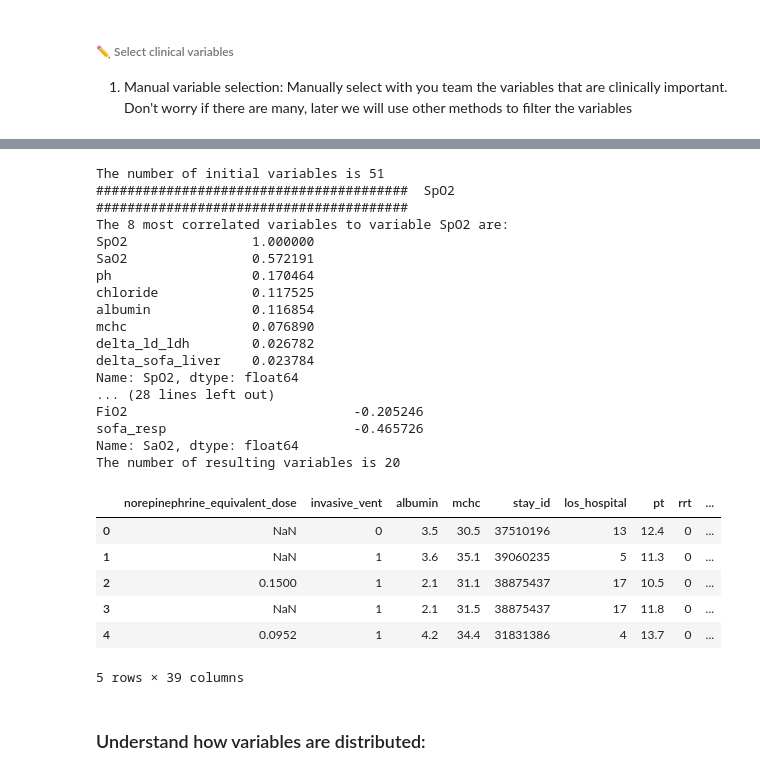
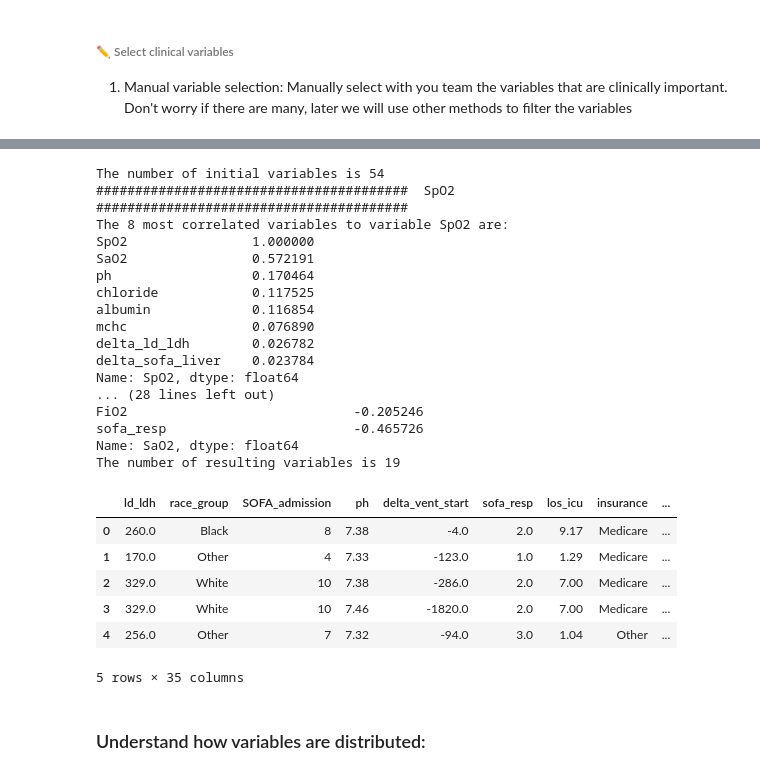
Before and after one commit to CriticalDatathon/workshops, a Jupyter notebook: solutions/workshop_2.ipynb, the cells around one changed output, grey strips where cells are left out. Drawn from its saved outputs; the diff is of its cells as text; code cells hidden in the pictures.

```diff
--- a/solutions/workshop_2.ipynb
+++ b/solutions/workshop_2.ipynb
@@ -92,3 +96,6 @@ PATH = "/content/drive/MyDrive/MIMIC_IV/oxygen_dataset/workshop_1.csv" #@param {
+# %%
+# Dataset Path:
+PATH = 'oxygen_dataset/workshop_1.csv'
 # %%
 def null_values(df):
   """
@@ -299,10 +305,8 @@ The variables should be selected:
 Due to the challenge we need some demographic information select the relevant columns:
 # %%
 # Patient main information
-patient_info = ['subject_id', 'stay_id', 'SaO2_timestamp', 'SaO2', 'delta_SpO2', 'SpO2', 'hidden_hypoxemia', 'ventilation_status']
-
-# Demographic variables
-demographic_variables = ['gender', 'anchor_age', 'race_group', 'language', 'insurance']
+patient_main_information = ['subject_id', 'stay_id', 'gender', 'anchor_age', 'race_group', 'language', 'insurance',
+                     'SaO2_timestamp', 'SaO2', 'delta_SpO2', 'SpO2', 'ventilation_status']
 # %% [markdown]
 The clinical variables selected were selected based on the variables that are most related with SaO2 and Spo2 and a correlation method was used to filter those variables.
 You can use other methods and criteria!
@@ -310,17 +314,14 @@ You can use other methods and criteria!
 ###### ✏️ Select clinical variables
 1. Manual variable selection: Manually select with you team the variables that are clinically important. Don't worry if there are many, later we will use other methods to filter the variables
 # %%
-# Static clinical variables
-static_clinical_variables = ['CCI', 'BMI', 'SOFA_admission']
-
-# Temporal clinical variables
+# Clinical variables
 sofa_variables = [column for column in df.columns if 'sofa' in column]
-temporal_clinical_variables = ['SpO2', 'SaO2', 'FiO2', 'ventilation_status', 'delta_vent_start', 'delta_rrt', 'delta_vp_start',
+clinical_variables = ['SpO2', 'SaO2', 'FiO2', 'ventilation_status', 'delta_vent_start', 'delta_rrt', 'delta_vp_start',
                                'mch', 'mchc', 'mcv', 'platelet', 'rbc', 'rdw', 'wbc', 'inr', 'pt', 'ptt', 'alt', 'alp', 'ast',
                                'bilirubin_total', 'delta_albumin', 'albumin', 'aniongap', 'bicarbonate', 'bun', 'calcium', 'chloride',
                                'creatinine', 'glucose_lab', 'sodium', 'potassium', 'ph', 'lactate', 'norepinephrine_equivalent_dose',
-                               'hemoglobin', 'hematocrit', 'delta_ld_ldh', 'ld_ldh'] + sofa_variables
+                               'hemoglobin', 'hematocrit', 'delta_ld_ldh', 'ld_ldh', 'CCI', 'BMI', 'SOFA_admission'] + sofa_variables
 
-outcomes = ['los_hospital', 'los_icu', 'mortality_in']
+outcomes = ['los_hospital', 'los_icu', 'mortality_in', 'hidden_hypoxemia']
 
 treatment = ['invasive_vent', 'rrt']
@@ -356,19 +357,19 @@ def get_most_correlated(df, variable, n):
 
   return list(positive_correlated.index) + list(inversely_correlated.index)
 # %%
-print(f'The number of initial variables is {len(temporal_clinical_variables)}')
+print(f'The number of initial variables is {len(clinical_variables)}')
 
 # Get variables correlated to SpO2
-columns_sao2 = get_most_correlated(df[temporal_clinical_variables], variable='SpO2', n=8)
+columns_sao2 = get_most_correlated(df[clinical_variables], variable='SpO2', n=8)
 
 # Get variables correlated to SaO2
-columns_spo2 = get_most_correlated(df[temporal_clinical_variables], variable='SaO2', n=8)
+columns_spo2 = get_most_correlated(df[clinical_variables], variable='SaO2', n=8)
 
-resulting_temporal_clinical_variables = list(set(columns_sao2 + columns_spo2))
+resulting_clinical_variables = list(set(columns_sao2 + columns_spo2))
 
-print(f'The number of resulting variables is {len(resulting_temporal_clinical_variables)}')
+print(f'The number of resulting variables is {len(resulting_clinical_variables)}')
 # %% [output]
-The number of initial variables is 51
+The number of initial variables is 54
 ########################################  SpO2  ########################################
 The 8 most correlated variables to variable SpO2 are:
 SpO2                1.000000
@@ -384,7 +385,7 @@ Name: SpO2, dtype: float64
 FiO2                             -0.205246
 sofa_resp                        -0.465726
 Name: SaO2, dtype: float64
-The number of resulting variables is 20
+The number of resulting variables is 19
 # %%
 # Optional: add another feature selection process to improve the model at a later stage
 from typing import Any, List, Union
@@ -403,18 +404,18 @@ def feat_select(features: List[str], df: pd.DataFrame, outcome_var: str, K: int,
 # resulting_temporal_clinical_variables = feat_select(resulting_temporal_clinical_variables, df, outcome_var, K, method)
 # %%
 # Get the resulting dataframe
-variables = list(set(patient_info + demographic_variables + static_clinical_variables + resulting_temporal_clinical_variables + outcomes + treatment))
+variables = list(set(patient_main_information + resulting_clinical_variables + outcomes + treatment))
 
 df = df [variables]
 df.head()
 # %% [output]
-|  | norepinephrine_equivalent_dose | invasive_vent | albumin | mchc | stay_id | los_hospital | pt | rrt | ... |
-| 0 | NaN | 0 | 3.5 | 30.5 | 37510196 | 13 | 12.4 | 0 | ... |
-| 1 | NaN | 1 | 3.6 | 35.1 | 39060235 | 5 | 11.3 | 0 | ... |
-| 2 | 0.1500 | 1 | 2.1 | 31.1 | 38875437 | 17 | 10.5 | 0 | ... |
-| 3 | NaN | 1 | 2.1 | 31.5 | 38875437 | 17 | 11.8 | 0 | ... |
-| 4 | 0.0952 | 1 | 4.2 | 34.4 | 31831386 | 4 | 13.7 | 0 | ... |
+|  | ld_ldh | race_group | SOFA_admission | ph | delta_vent_start | sofa_resp | los_icu | insurance | ... |
+| 0 | 260.0 | Black | 8 | 7.38 | -4.0 | 2.0 | 9.17 | Medicare | ... |
+| 1 | 170.0 | Other | 4 | 7.33 | -123.0 | 1.0 | 1.29 | Medicare | ... |
+| 2 | 329.0 | White | 10 | 7.38 | -286.0 | 2.0 | 7.00 | Medicare | ... |
+| 3 | 329.0 | White | 10 | 7.46 | -1820.0 | 2.0 | 7.00 | Medicare | ... |
+| 4 | 256.0 | Other | 7 | 7.32 | -94.0 | 3.0 | 1.04 | Other | ... |
-5 rows × 39 columns
+5 rows × 35 columns
 # %% [markdown]
 ### Understand how variables are distributed:
 # %% [markdown]
```
Also changed, not shown: parts of 34 cells of this notebook.
